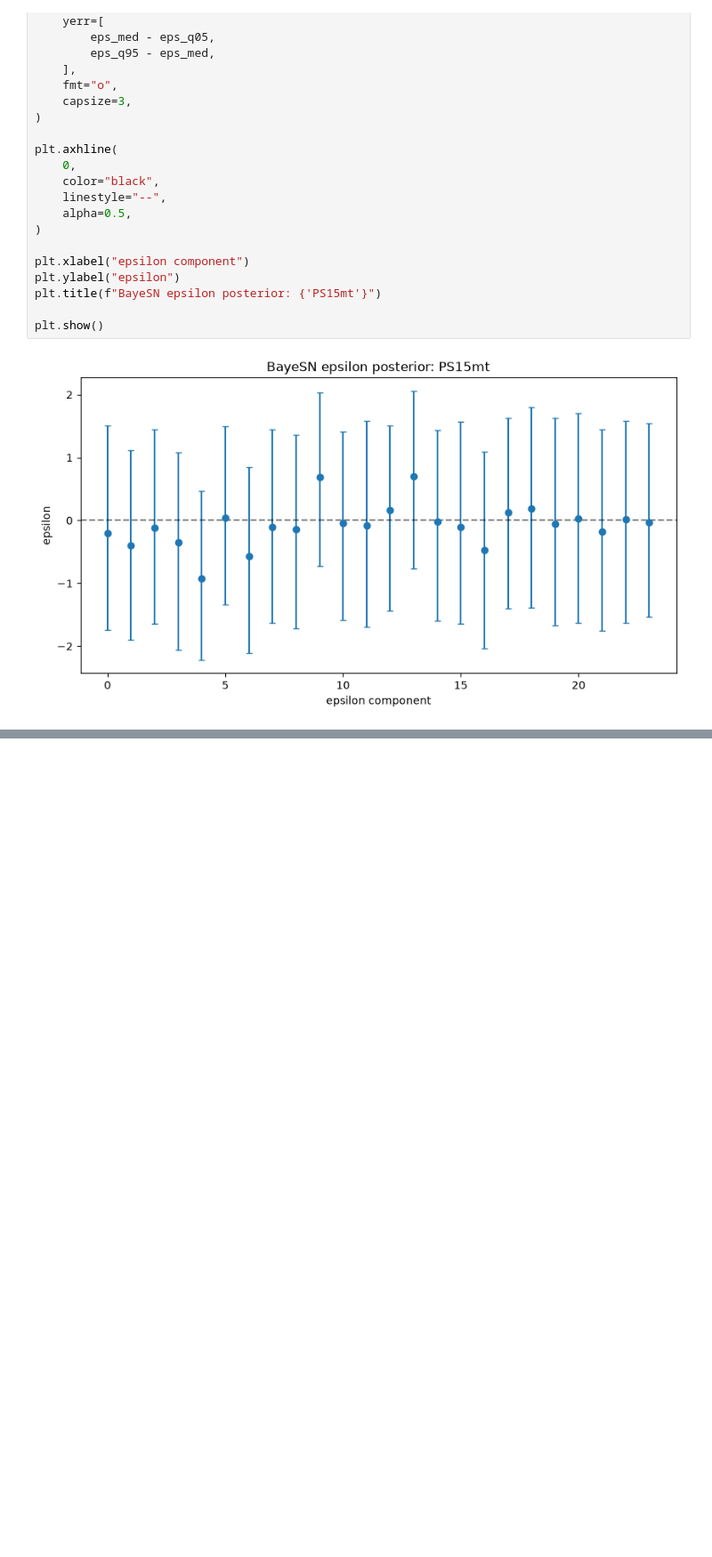
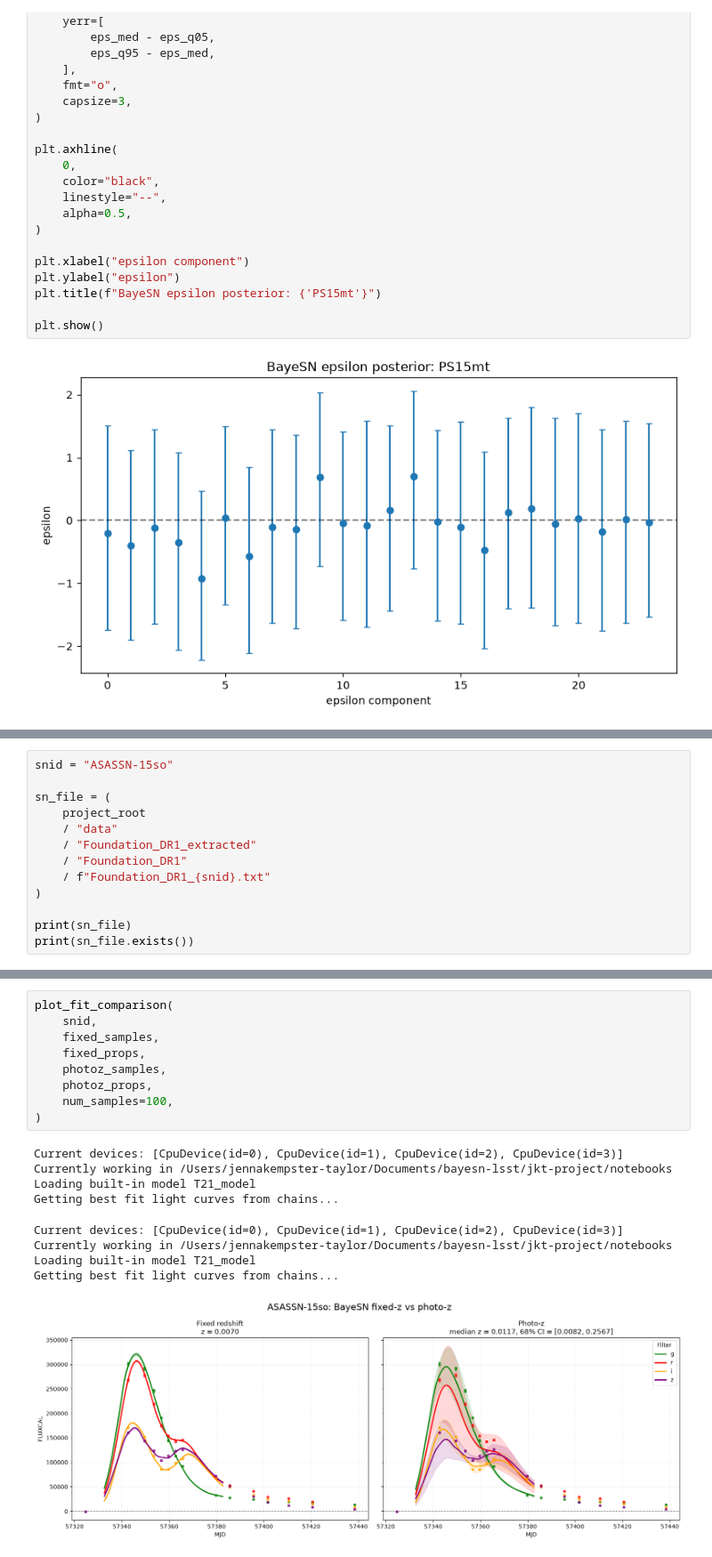
Before and after one commit to jennake/bayesn-lsst-project, a Jupyter notebook: notebooks/begin_fits.ipynb, the cells around one changed output, grey strips where cells are left out. Shown at 89% size. Saved outputs shown, nothing was run; the diff lists cells and outputs as text; blank space fills up the shorter version.

```diff
--- a/notebooks/begin_fits.ipynb
+++ b/notebooks/begin_fits.ipynb
@@ -1398,0 +1378,13 @@ plt.show()
+# %%
+snid = "ASASSN-15so"
+
+sn_file = (
+    project_root
+    / "data"
+    / "Foundation_DR1_extracted"
+    / "Foundation_DR1"
+    / f"Foundation_DR1_{snid}.txt"
+)
+
+print(sn_file)
+print(sn_file.exists())
@@ -1398,0 +1992,19 @@ plt.show()
+# %%
+plot_fit_comparison(
+    snid,
+    fixed_samples,
+    fixed_props,
+    photoz_samples,
+    photoz_props,
+    num_samples=100,
+)
+# %% [output]
+Current devices: [CpuDevice(id=0), CpuDevice(id=1), CpuDevice(id=2), CpuDevice(id=3)]
+Currently working in /Users/jennakempster-taylor/Documents/bayesn-lsst/jkt-project/notebooks
+Loading built-in model T21_model
+Getting best fit light curves from chains...
+Current devices: [CpuDevice(id=0), CpuDevice(id=1), CpuDevice(id=2), CpuDevice(id=3)]
+Currently working in /Users/jennakempster-taylor/Documents/bayesn-lsst/jkt-project/notebooks
+Loading built-in model T21_model
+Getting best fit light curves from chains...
+[figure, added]
```
Also changed, not shown: parts of 58 cells of this notebook.
